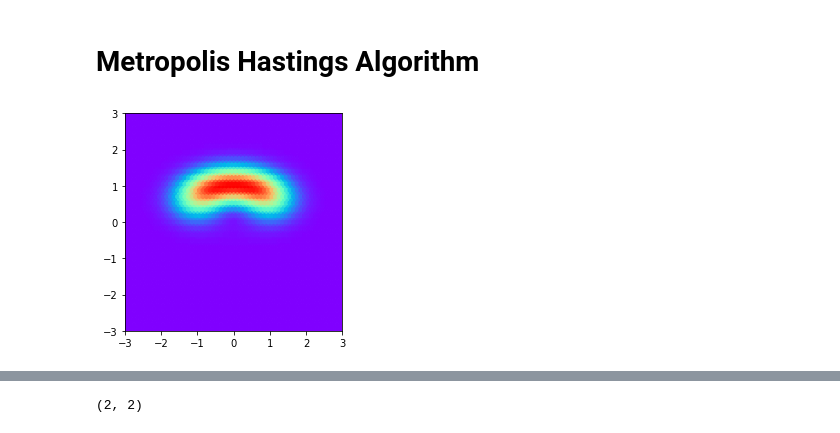
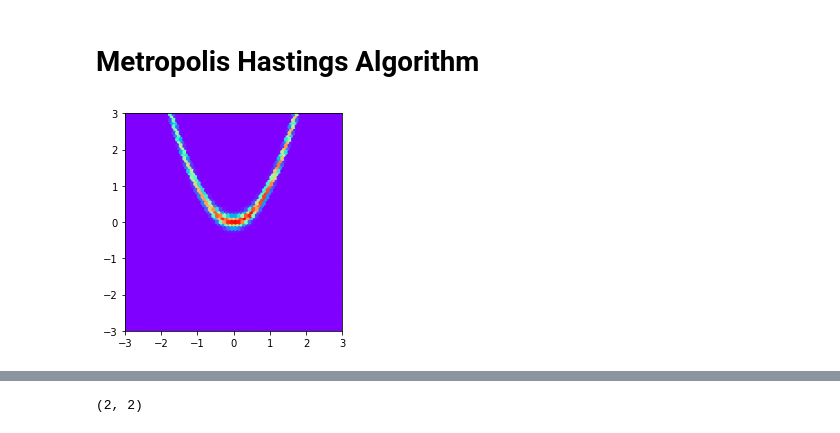
Before and after one commit to cotran2/bayesian_gans, a Jupyter notebook: codes/distributions/testing sampling.ipynb, the cells around one changed output, grey strips where cells are left out. Drawn from its saved outputs; the diff is of its cells as text; code cells hidden in the pictures.

```diff
--- a/codes/distributions/testing sampling.ipynb
+++ b/codes/distributions/testing sampling.ipynb
@@ -45,16 +45,16 @@ def density3(z):
 # %%
 r = np.linspace(-5, 5, 1000)
 z = np.array(np.meshgrid(r, r)).transpose(1, 2, 0)
 z = np.reshape(z, [z.shape[0] * z.shape[1], -1])
 
-q0 = density2(z)
+q0 = density3(z)
 plt.hexbin(z[:,0], z[:,1], C=q0.squeeze(), cmap='rainbow')
 plt.gca().set_aspect('equal', adjustable='box')
 plt.xlim([-3, 3])
 plt.ylim([-3, 3])
 plt.show()
 # %% [output]
-[figure, old version]
+[figure, new version]
 # %%
 def metropolis_hastings(density_function, sampling_size=1000):
     burnin_size = 100
```
Also changed, not shown: parts of 5 cells of this notebook, 3 other files.
